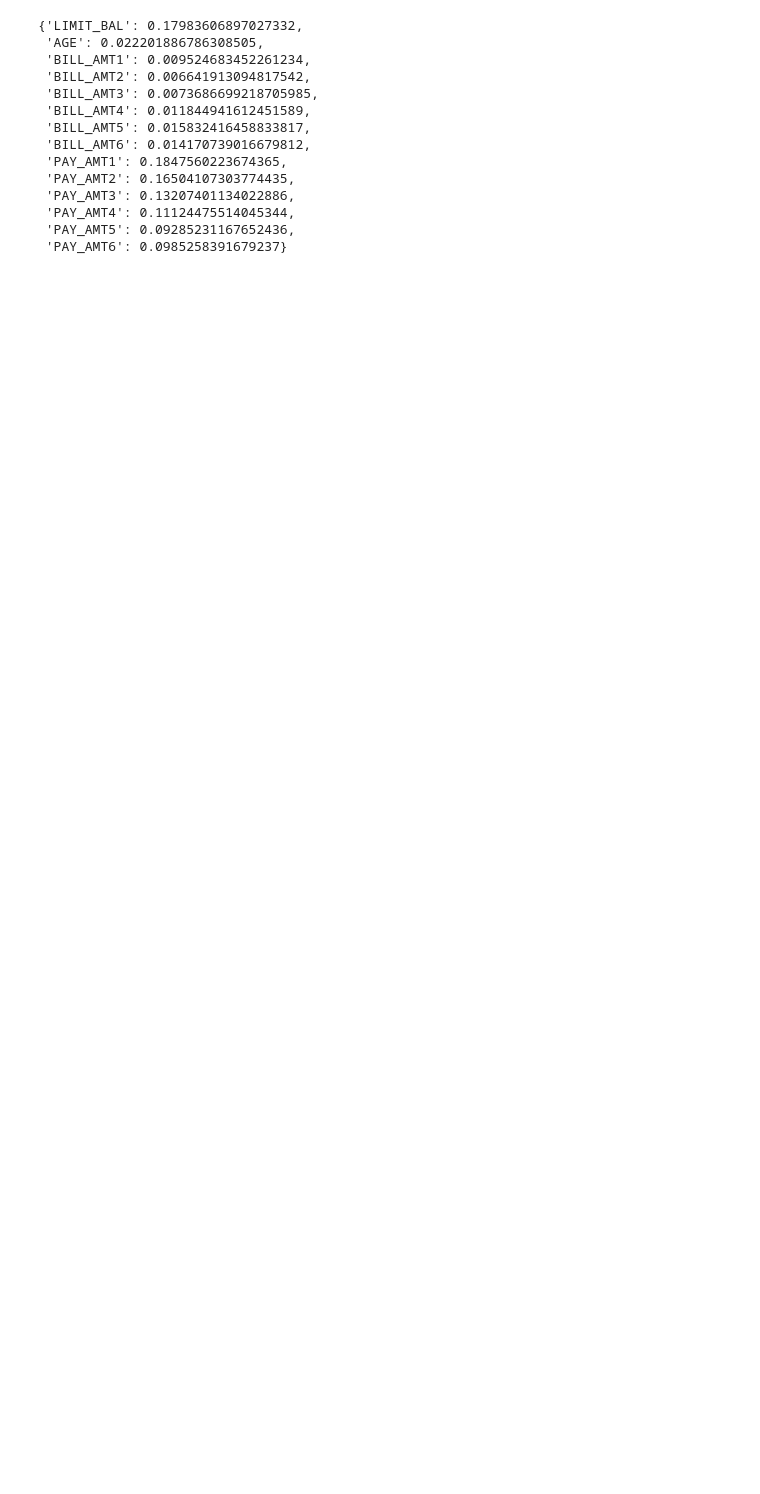
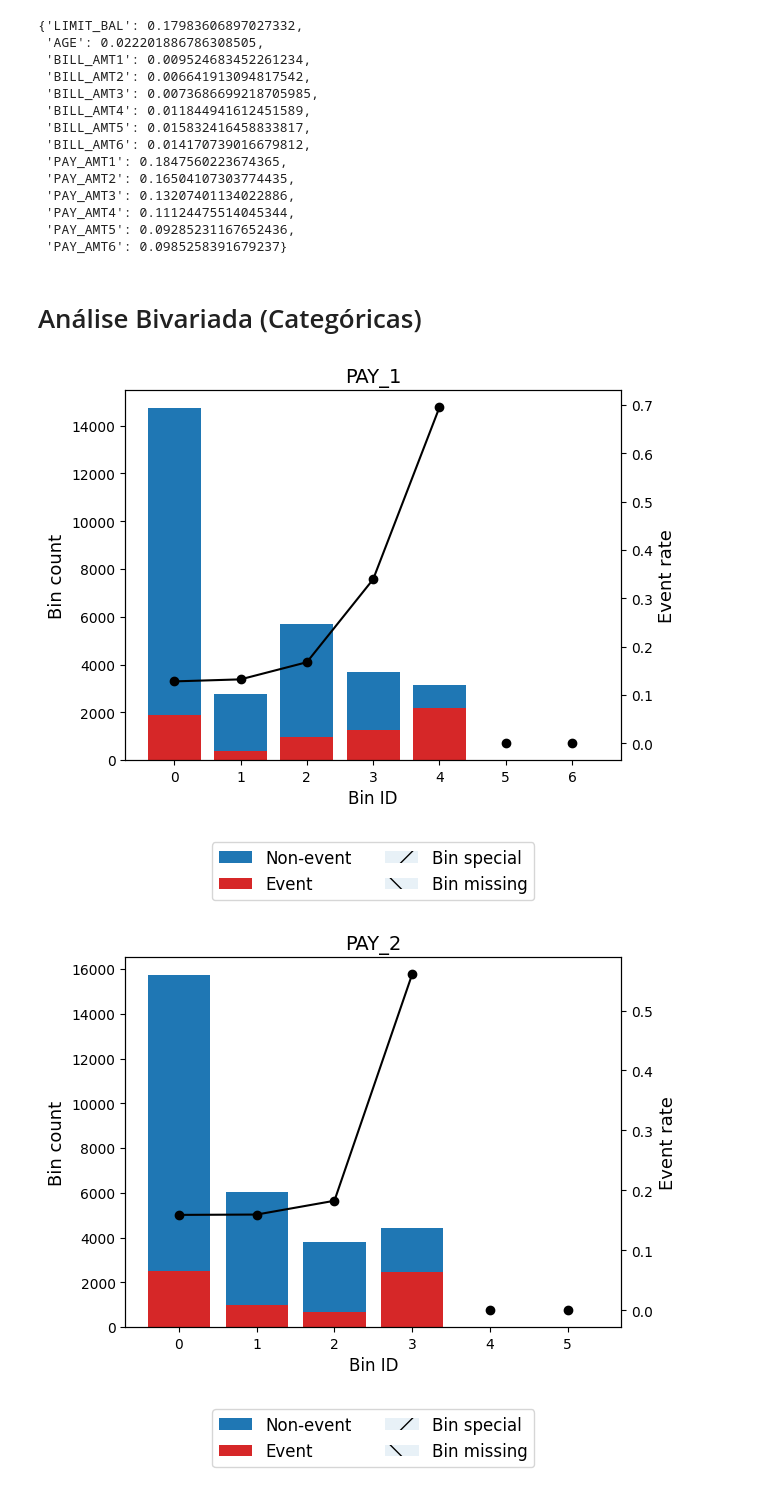
Before and after one commit to vitorcghub/caseNeon_creditmodel, a Jupyter notebook: caseNeon.ipynb, the cells around one changed output. Cells and saved outputs as stored; diff of their text form; code cells hidden in the pictures; blank space fills up the shorter version.

```diff
--- a/caseNeon.ipynb
+++ b/caseNeon.ipynb
@@ -246,3 +288,5 @@ ivs
  'PAY_AMT4': 0.11124475514045344,
  'PAY_AMT5': 0.09285231167652436,
  'PAY_AMT6': 0.0985258391679237}
+# %% [markdown]
+# Análise Bivariada (Categóricas)
@@ -248,0 +297,15 @@ ivs
+# %%
+y = credit.IsDef
+cat_tables = {}
+
+for var_cat in cat:
+
+  x_cat = credit[var_cat].values
+  optb_cat = OptimalBinning(name=var_cat, dtype="categorical", solver="cp")
+  optb_cat.fit(x_cat, y)
+  binning_table = optb_cat.binning_table
+  cat_tables[var_cat] = binning_table.build()
+  binning_table.plot(metric="event_rate")
+# %% [output]
+[figure, added]
+[figure, added]
```
Also changed, not shown: parts of 55 cells of this notebook.
